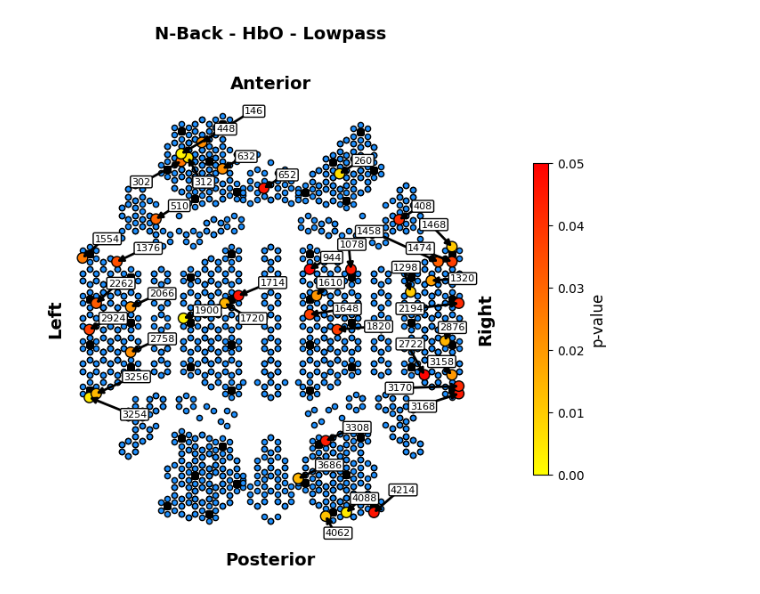
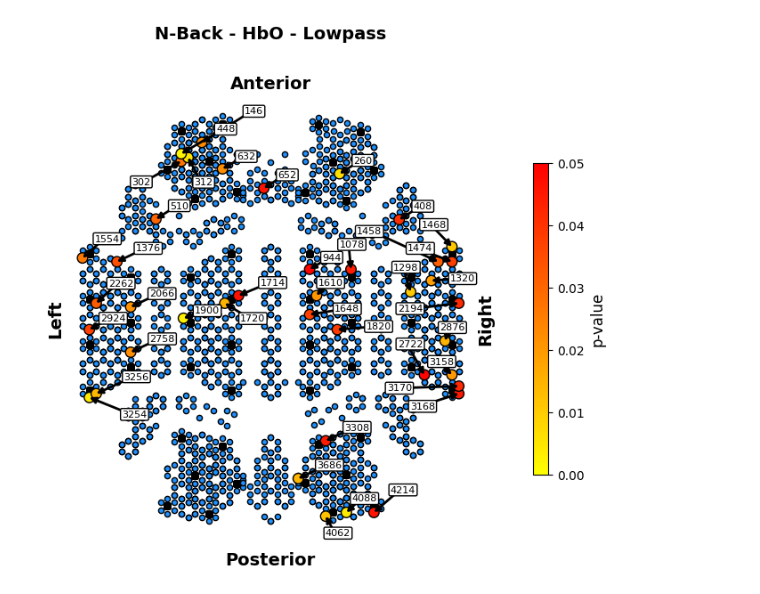
Before and after one commit to AyazLab/KernelFlow_Analysis, a Jupyter notebook: flow_analysis.ipynb, the cells around one changed output. Drawn from its saved outputs; the diff is of its cells as text; code cells hidden in the pictures.

Commit message:
Add missing optical module to statistical plots of all channels

```diff
--- a/flow_analysis.ipynb
+++ b/flow_analysis.ipynb
@@ -4105,9 +4118,21 @@ add_labels = True
 show = True
 filepath = None
 
-flow_stats = FR.load_flow_stats(exp_name, hemo_type, filter_type, inter_module_only=inter_module_only)
-source_detector_df = flow.create_source_detector_df_all()
-plot_df = pd.merge(flow_stats, source_detector_df, on="channel_num")
+def _add_missing():
+    missing_df = pd.read_csv(
+        os.path.join(
+            FR.par.flow_processed_data_dir, "missing_optical_module.csv"
+        )
+    )
+    plot_df = pd.concat([plot_df_temp, missing_df], axis=0, ignore_index=True)
+    return plot_df
+
+flow_stats = FR.load_flow_stats(
+    exp_name, hemo_type, filter_type, inter_module_only=False
+)
+source_detector_df = FR.flow_session.create_source_detector_df_all()
+plot_df_temp = pd.merge(flow_stats, source_detector_df, on="channel_num")
+plot_df = _add_missing()
 
 source_detector_df = FR.flow_session.create_source_detector_df("2D")
 fig = plt.figure(figsize=(8, 6.5))
@@ -4241,31 +4266,31 @@ if corr:
         "Bonferroni-corrected p-value", fontproperties=font_props
     )
 else:
     scatter.set_clim([0, 0.05])
     colorbar = plt.colorbar(
         scatter,
         ticks=[0, 0.01, 0.02, 0.03, 0.04, 0.05],
         shrink=0.7,
         pad=0.1,
     )
     colorbar.set_label("p-value", fontproperties=font_props)
 try:
     title_text = f"{exp_name_to_title(exp_name)} - {hemo_type} - {filter_type.title()}"
 except AttributeError:
     title_text = f"{exp_name_to_title(exp_name)} - {hemo_type} - Unfiltered"
 ax.text(
     0.5,
     1.12,
     title_text,
     fontweight="bold",
     fontsize=14,
     ha="center",
     va="bottom",
     transform=ax.transAxes,
 )
 if show:  # TODO
     plt.show()
 if filepath:
     fig.savefig(filepath, dpi=300, bbox_inches="tight")
 # %% [output]
-[figure, old version]
+[figure, new version]
```
Also changed, not shown: parts of 4 cells of this notebook, 1 other file.
